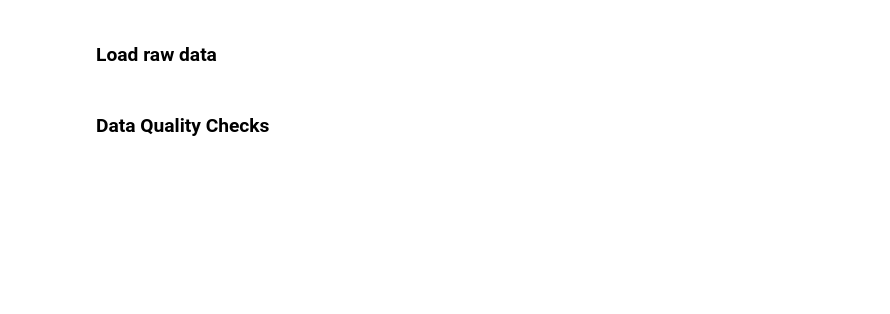
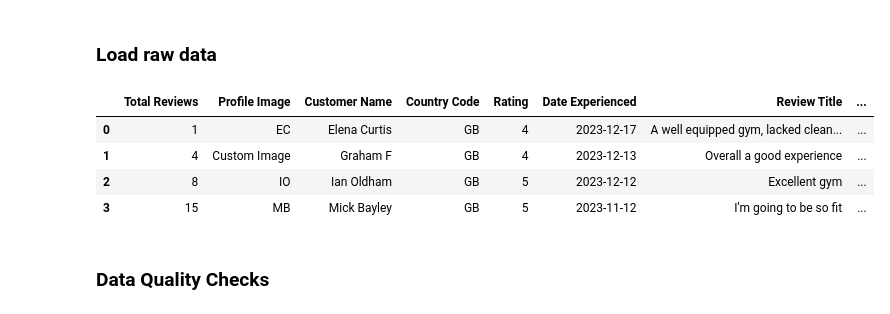
Before and after one commit to joshuabdixon/PureGym-NLP-UDA, a Jupyter notebook: notebooks/01to06_core_analysis.ipynb, the cells around one changed output. Cells and saved outputs as stored; diff of their text form; code cells hidden in the pictures; blank space fills up the shorter version.

```diff
--- a/notebooks/01to06_core_analysis.ipynb
+++ b/notebooks/01to06_core_analysis.ipynb
@@ -283,7 +305,13 @@ class TrustpilotDataFilter:
 ### Load raw data
 # %%
 df_trustpilot = load_csv(RAW_PATH)
-df_trustpilot.head()
+df_trustpilot.head(4)
+# %% [output]
+|  | Total Reviews | Profile Image | Customer Name | Country Code | Rating | Date Experienced | Review Title | ... |
+| 0 | 1 | EC | Elena Curtis | GB | 4 | 2023-12-17 | A well equipped gym, lacked clean... | ... |
+| 1 | 4 | Custom Image | Graham F | GB | 4 | 2023-12-13 | Overall a good experience | ... |
+| 2 | 8 | IO | Ian Oldham | GB | 5 | 2023-12-12 | Excellent gym | ... |
+| 3 | 15 | MB | Mick Bayley | GB | 5 | 2023-11-12 | I'm going to be so fit | ... |
 # %% [markdown]
 ### Data Quality Checks
 # %%
```
Also changed, not shown: parts of 59 cells of this notebook, 2 other files.
